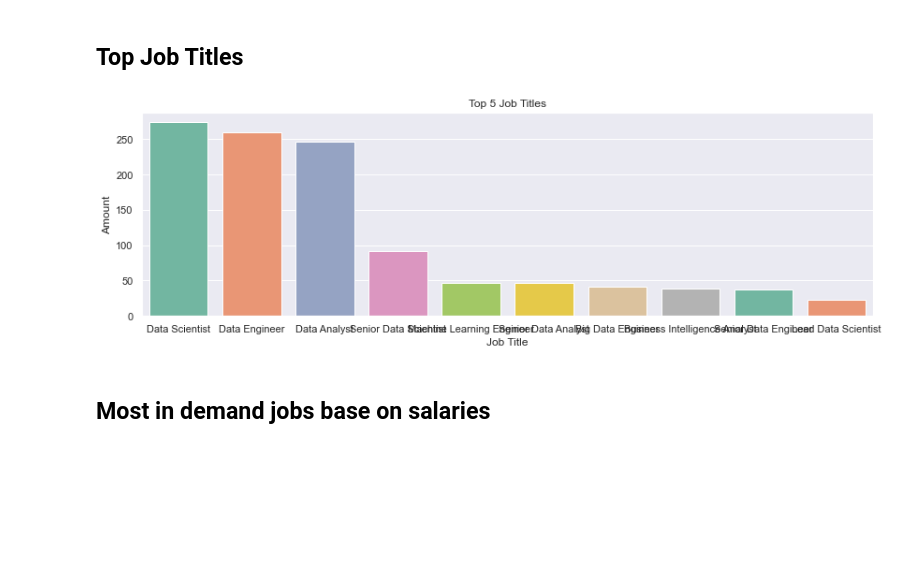
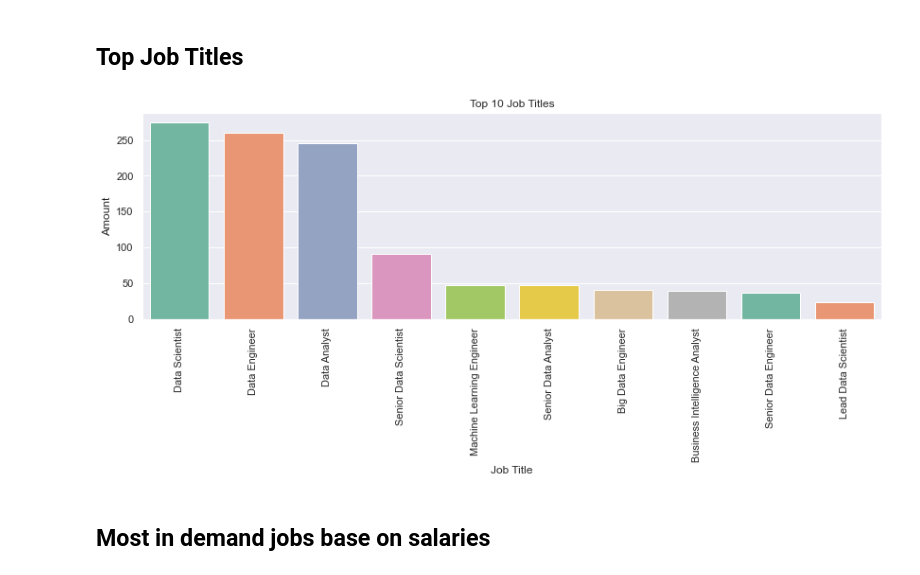
Before and after one commit to LiyanaRoslie/ds-keywords, a Jupyter notebook: eda.ipynb, the cells around one changed output. Drawn from its saved outputs; the diff is of its cells as text; code cells hidden in the pictures; blank space fills up the shorter version.

```diff
--- a/eda.ipynb
+++ b/eda.ipynb
@@ -205,12 +207,13 @@ filtered_job_titles_df = cleaned_jobs_listings_df[cleaned_jobs_listings_df['job_
 # %%
 plt.figure(figsize=(14,4))
 sns.set(style="darkgrid")
 ax = sns.countplot(x="job_title", data=filtered_job_titles_df, palette="Set2", \
-                   order=filtered_job_titles_df['job_title'].value_counts().index[0:5])
-ax.set(xlabel='Job Title', ylabel='Amount', title="Top 5 Job Titles")
+                   order=filtered_job_titles_df['job_title'].value_counts().index[0:10])
+ax.set(xlabel='Job Title', ylabel='Amount', title="Top 10 Job Titles")
+plt.xticks(rotation=90)
 plt.show()
 # %% [output]
-[figure, old version]
+[figure, new version]
 # %% [markdown]
 ## Most in demand jobs base on salaries
 # %% [markdown]
```
Also changed, not shown: parts of 2 cells of this notebook.
